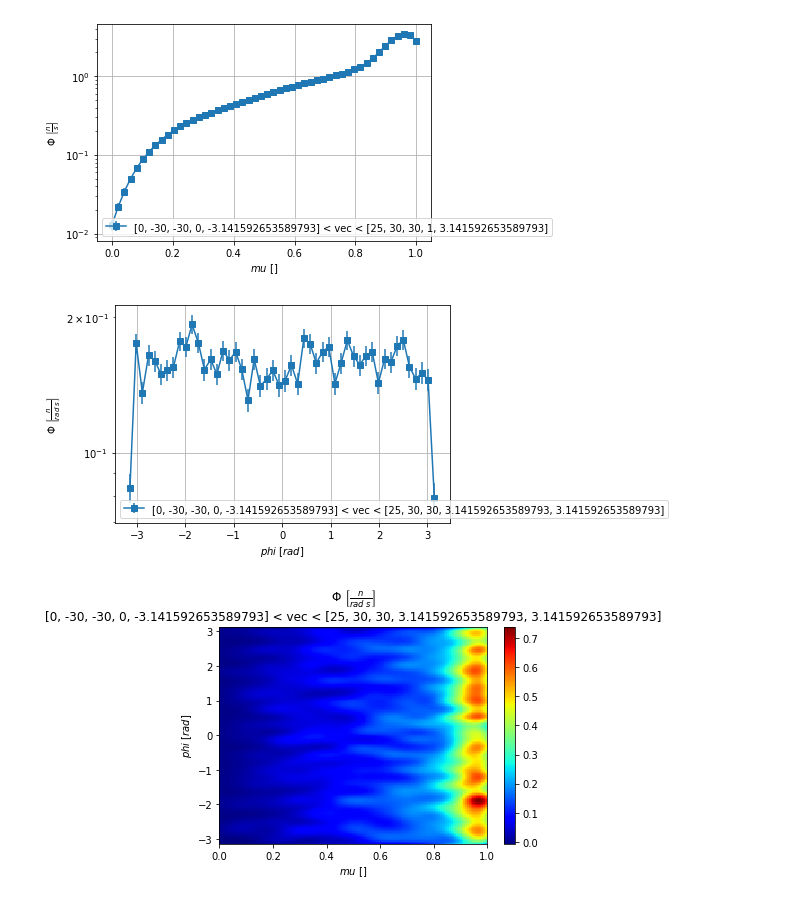
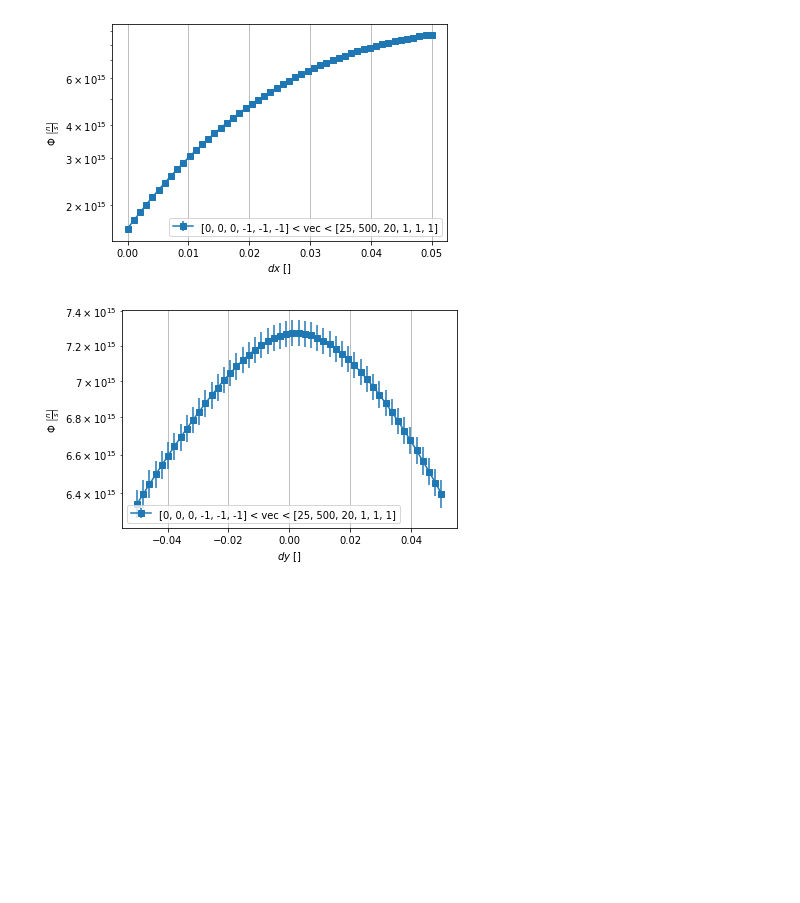
Before and after one commit to KDSource/KDSource, a Jupyter notebook: Auxiliares/plot.ipynb, the cells around one changed output. Drawn from its saved outputs; the diff is of its cells as text; code cells hidden in the pictures; blank space fills up the shorter version.

```diff
--- a/Auxiliares/plot.ipynb
+++ b/Auxiliares/plot.ipynb
@@ -61,9 +89,5 @@ plt.show()
 # %%
-# Graficos de direccion
-
-metric = ks.SepVarMetric(ks.Lethargy(10), ks.SurfXY(0), ks.Polar())
-s = ks.KSource(metric, bw=[0.5, 10,10, 0.05,np.pi/90])
-s.fit(plist=plist, N=1e4)
+# Graficos polares
 
 vec0 = [0, -30,-30, 0,-np.pi]
 vec1 = [25, 30,30, 1,np.pi]
@@ -83,7 +107,27 @@ mm = np.linspace(0,1,30)
 pp = np.linspace(-np.pi,np.pi,30)
 fig,[scores,errs] = s.plot2D_integr([mm,pp], [3,4], vec0, vec1)
 plt.show()
-# %% [output]
-[figure, removed]
-[figure, removed]
-[figure, removed]
+# %%
+# Graficos isotrop
+
+vec0 = [0, 0,0, -1,-1,-1]
+vec1 = [25, 500,20, 1,1,1]
+ddx = np.linspace(0,0.05,50)
+fig,scores = s.plot_integr(ddx, 3, vec0, vec1)
+plt.show()
+
+vec0 = [0, 0,0, -1,-1,-1]
+vec1 = [25, 500,20, 1,1,1]
+ddy = np.linspace(-0.05,0.05,50)
+fig,scores = s.plot_integr(ddy, 4, vec0, vec1)
+plt.show()
+
+vec0 = [0, 0,0, -1,-1,-1]
+vec1 = [25, 500,54, 1,1,1]
+ddx = np.linspace(-0.2,0.2,20)
+ddy = np.linspace(-0.2,0.2,20)
+fig,[scores,errs] = s.plot2D_integr([ddx,ddy], [3,4], vec0, vec1)
+plt.show()
+# %% [output]
+[figure, added]
+[figure, added]
```
Also changed, not shown: parts of 8 cells of this notebook, 6 other files.
